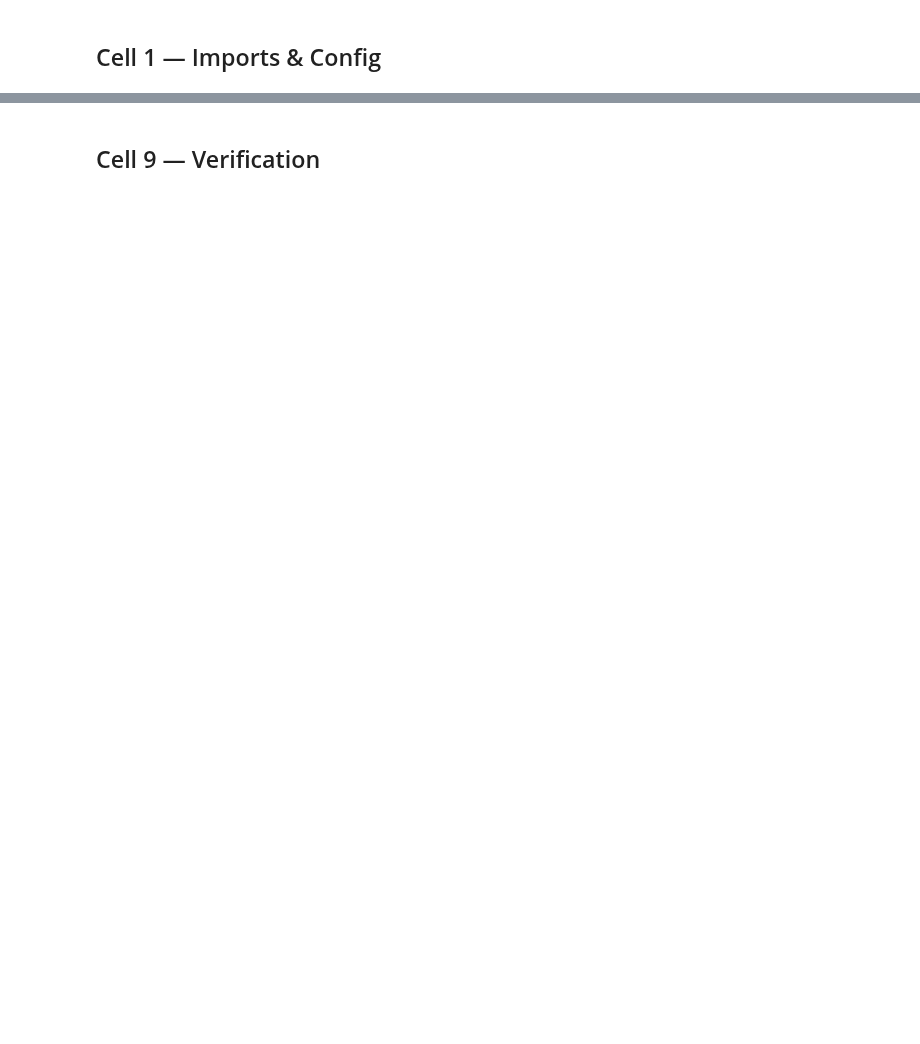
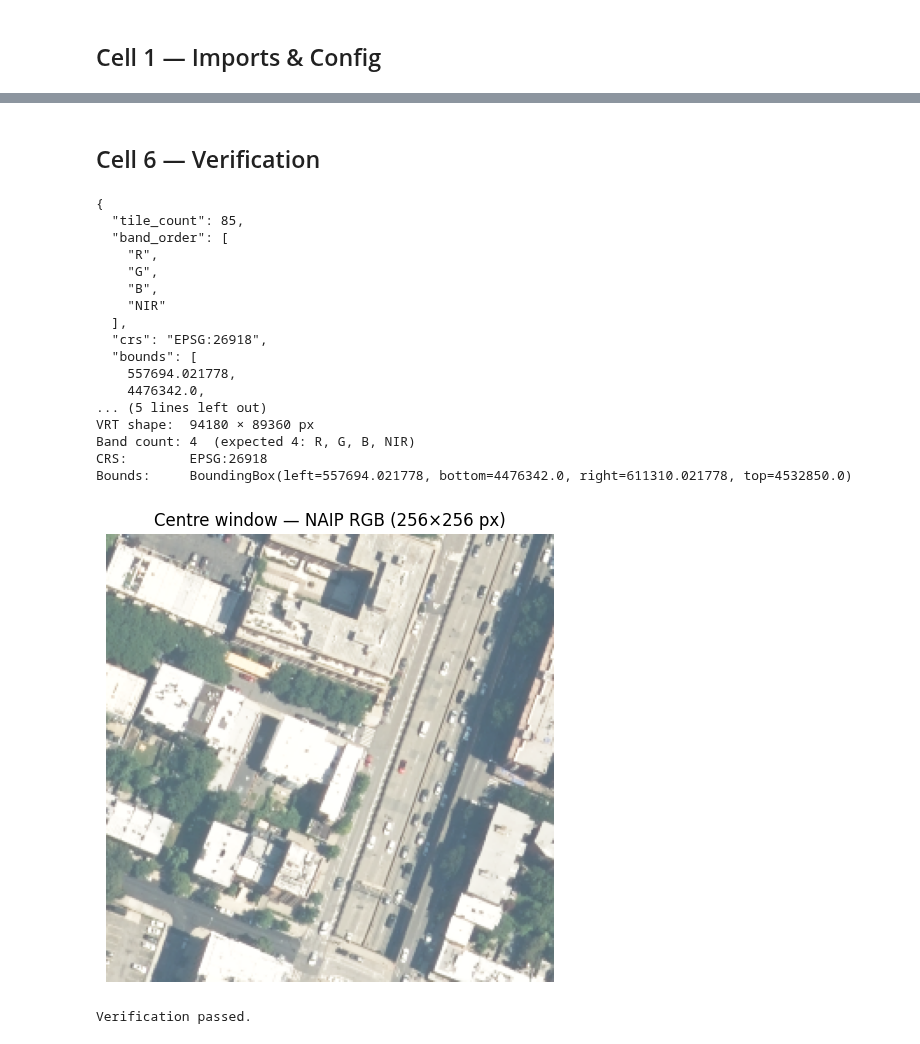
Before and after one commit to poltergeistjoya/Vacant_Lot_Detection, a Jupyter notebook: data_prep/01_prepare_segmentation_data.ipynb, the cells around one changed output, grey strips where cells are left out. Saved outputs shown, nothing was run; the diff lists cells and outputs as text; code cells hidden in the pictures; blank space fills up the shorter version.

```diff
--- a/data_prep/01_prepare_segmentation_data.ipynb
+++ b/data_prep/01_prepare_segmentation_data.ipynb
@@ -105,0 +53,11 @@ wait_for_exports(task_ids, poll_interval=60, timeout_hours=8.0)
+# %%
+bbox = config.segmentation.bbox  # (west, south, east, north)
+
+items = query_naip_stac(
+    bbox=bbox,
+    year=config.naip.year,
+)
+
+print(f"Found {len(items)} NAIP tiles")
+print(f"Example item: {items[0].id}")
+print(f"Assets: {list(items[0].assets.keys())}")
@@ -106,8 +75,8 @@ wait_for_exports(task_ids, poll_interval=60, timeout_hours=8.0)
 # %%
-local_tile_paths = download_tiles_from_gcs(
-    config=config,
-    gcs_paths=gcs_paths,
+local_tile_paths = download_naip_tiles(
+    items=items,
     local_dir=tiles_dir,
 )
 
 print(f"Downloaded {len(local_tile_paths)} tiles to {tiles_dir}")
+print(f"Disk usage: {sum(p.stat().st_size for p in local_tile_paths) / 1e9:.2f} GB")
@@ -125,33 +117,57 @@ print(f"VRT created: {vrt_path}")
 # %% [markdown]
-## Cell 9 — Verification
+## Cell 6 — Verification
 # %%
+import json
 import numpy as np
 import rasterio
 from rasterio.windows import Window
 import matplotlib.pyplot as plt
 
+# Print sidecar
+sidecar = json.loads(vrt_path.with_suffix(".json").read_text())
+print(json.dumps(sidecar, indent=2))
+
 with rasterio.open(vrt_path) as ds:
-    print(f"VRT shape:  {ds.height} × {ds.width} px")
+    print(f"\nVRT shape:  {ds.height} × {ds.width} px")
     print(f"Band count: {ds.count}  (expected 4: R, G, B, NIR)")
     print(f"CRS:        {ds.crs}")
     print(f"Bounds:     {ds.bounds}")
 
     assert ds.count == 4, f"Expected 4 bands, got {ds.count}"
 
-    # Read a 256×256 window from the centre
+    # Read 256×256 window from centre
     cx, cy = ds.width // 2, ds.height // 2
     window = Window(cx - 128, cy - 128, 256, 256)
     rgb = ds.read([1, 2, 3], window=window)  # R, G, B
 
 assert rgb.max() > 0, "Window is all-zero — check tile coverage"
-assert rgb.min() >= 0 and rgb.max() <= 255, f"Unexpected value range: [{rgb.min()}, {rgb.max()}]"
+assert 0 <= rgb.min() and rgb.max() <= 255
 
-# Show RGB thumbnail
 fig, ax = plt.subplots(figsize=(5, 5))
 ax.imshow(np.moveaxis(rgb, 0, -1))
 ax.set_title("Centre window — NAIP RGB (256×256 px)")
 ax.axis("off")
 plt.tight_layout()
 plt.show()
 
 print("Verification passed.")
+# %% [output]
+{
+  "tile_count": 85,
+  "band_order": [
+    "R",
+    "G",
+    "B",
+    "NIR"
+  ],
+  "crs": "EPSG:26918",
+  "bounds": [
+    557694.021778,
+    4476342.0,
+... (5 lines left out)
+VRT shape:  94180 × 89360 px
+Band count: 4  (expected 4: R, G, B, NIR)
+CRS:        EPSG:26918
+Bounds:     BoundingBox(left=557694.021778, bottom=4476342.0, right=611310.021778, top=4532850.0)
+[figure, added]
+Verification passed.
```
Also changed, not shown: parts of 19 cells of this notebook, 5 other files.
